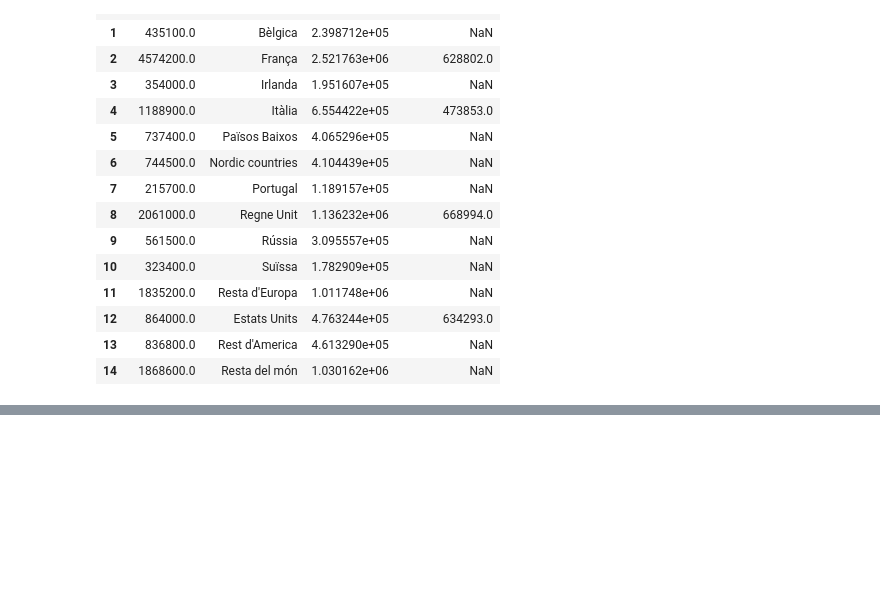
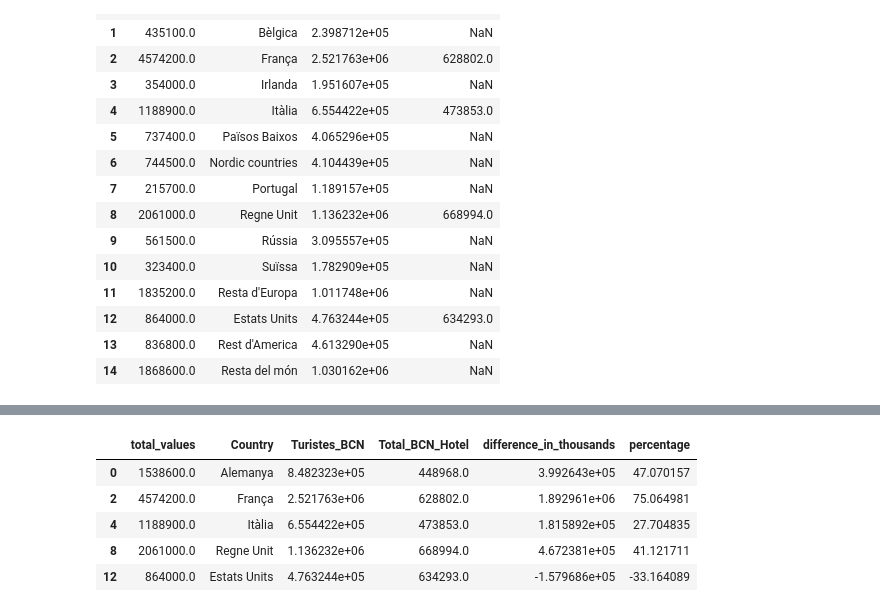
Before and after one commit to FHnt97/Project-Week-2-Barcelona, a Jupyter notebook: your-project/Query 2016.ipynb, the cells around one changed output, grey strips where cells are left out. Cells and saved outputs as stored; diff of their text form; code cells hidden in the pictures; blank space fills up the shorter version.

Commit message:
percentages added

```diff
--- a/your-project/Query 2016.ipynb
+++ b/your-project/Query 2016.ipynb
@@ -220,3 +220,6 @@ join_2016
 join_2016["difference_in_thousands"]=join_2016["Turistes_BCN"]-join_2016["Total_BCN_Hotel"]
 join_2016
 join_2016.to_csv("./final_difference_2016.csv")
+# %%
+join_2016 = pd.read_csv("./final_difference_2016.csv", index_col=0)
+join_2016.head()
@@ -222,0 +233,15 @@ join_2016.to_csv("./final_difference_2016.csv")
+# %%
+join_2016["difference_in_thousands"]= join_2016["difference_in_thousands"].fillna(0)
+# %%
+join_2016["percentage"]= (join_2016["difference_in_thousands"]/join_2016["Turistes_BCN"])*100
+# %%
+join_2016= join_2016.dropna()
+# %%
+join_2016
+# %% [output]
+|  | total_values | Country | Turistes_BCN | Total_BCN_Hotel | difference_in_thousands | percentage |
+| 0 | 1538600.0 | Alemanya | 8.482323e+05 | 448968.0 | 3.992643e+05 | 47.070157 |
+| 2 | 4574200.0 | França | 2.521763e+06 | 628802.0 | 1.892961e+06 | 75.064981 |
+| 4 | 1188900.0 | Itàlia | 6.554422e+05 | 473853.0 | 1.815892e+05 | 27.704835 |
+| 8 | 2061000.0 | Regne Unit | 1.136232e+06 | 668994.0 | 4.672381e+05 | 41.121711 |
+| 12 | 864000.0 | Estats Units | 4.763244e+05 | 634293.0 | -1.579686e+05 | -33.164089 |
```
Also changed, not shown: parts of 2 cells of this notebook, 4 other files.
